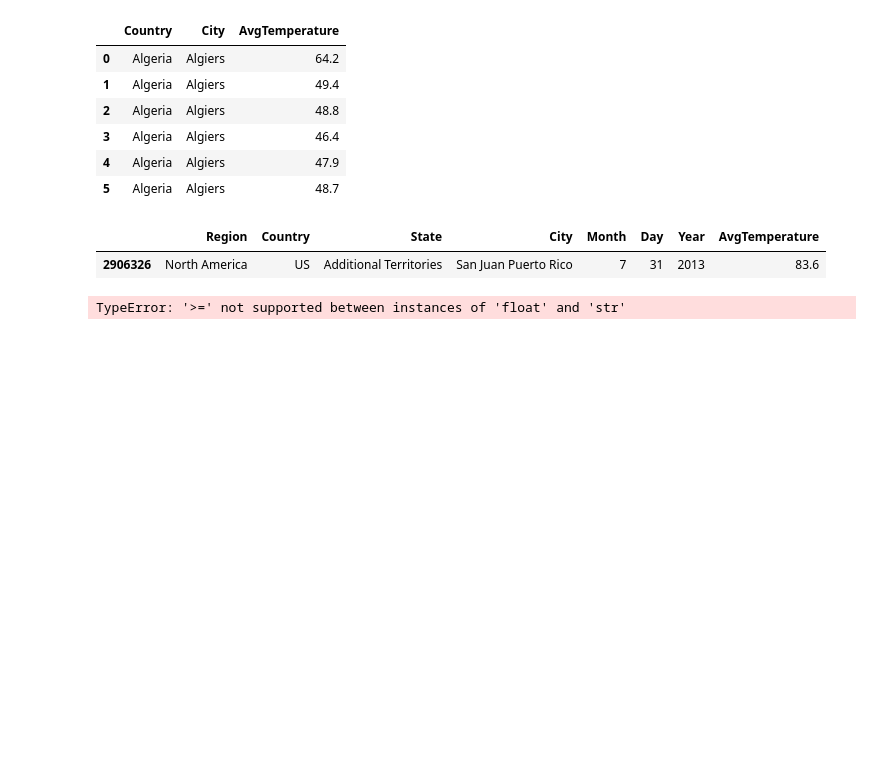
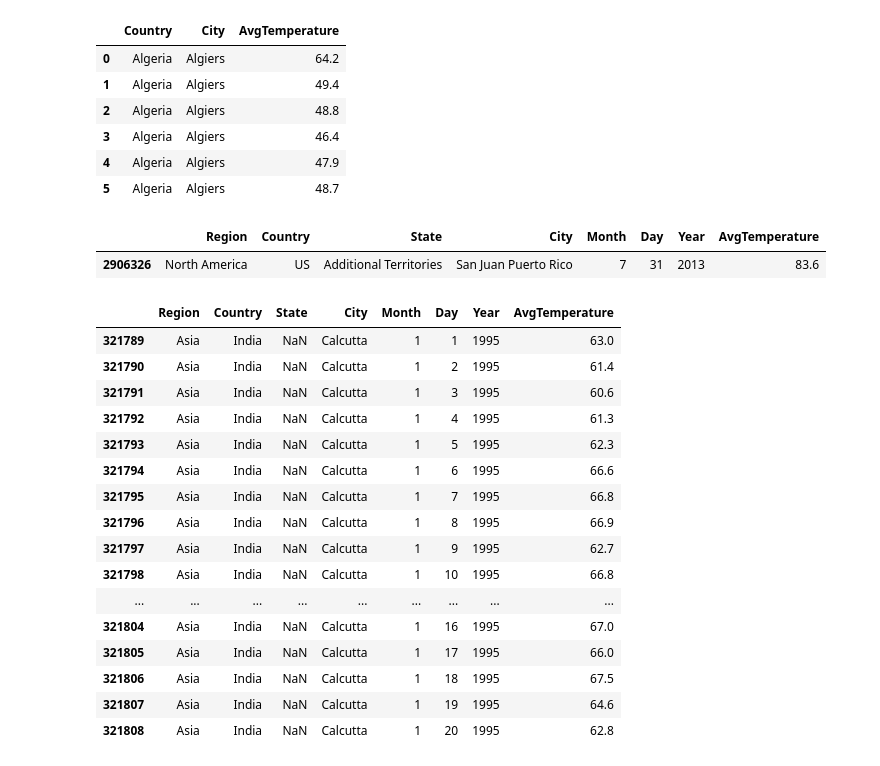
Before and after one commit to kuzicnenad/data-engineering-exam, a Jupyter notebook: final-project.ipynb, the cells around one changed output. Cells and saved outputs as stored; diff of their text form; code cells hidden in the pictures; blank space fills up the shorter version.

Commit message:
Adds Lambda function to select cities

```diff
--- a/final-project.ipynb
+++ b/final-project.ipynb
@@ -188,7 +188,23 @@ temp[-1:] # last record in data set; to get first record -> temp[:1]
 # %% [output]
 |  | Region | Country | State | City | Month | Day | Year | AvgTemperature |
 | 2906326 | North America | US | Additional Territories | San Juan Puerto Rico | 7 | 31 | 2013 | 83.6 |
-# %%
-temp.apply(np.max)
-# %% [output]
-TypeError: '>=' not supported between instances of 'float' and 'str'
+# %%
+temp[temp["City"].apply(lambda city: city[:3] == "Cal")].head(20) # Lambda function to select cities starting with "Cal"
+# %% [output]
+|  | Region | Country | State | City | Month | Day | Year | AvgTemperature |
+| 321789 | Asia | India | NaN | Calcutta | 1 | 1 | 1995 | 63.0 |
+| 321790 | Asia | India | NaN | Calcutta | 1 | 2 | 1995 | 61.4 |
+| 321791 | Asia | India | NaN | Calcutta | 1 | 3 | 1995 | 60.6 |
+| 321792 | Asia | India | NaN | Calcutta | 1 | 4 | 1995 | 61.3 |
+| 321793 | Asia | India | NaN | Calcutta | 1 | 5 | 1995 | 62.3 |
+| 321794 | Asia | India | NaN | Calcutta | 1 | 6 | 1995 | 66.6 |
+| 321795 | Asia | India | NaN | Calcutta | 1 | 7 | 1995 | 66.8 |
+| 321796 | Asia | India | NaN | Calcutta | 1 | 8 | 1995 | 66.9 |
+| 321797 | Asia | India | NaN | Calcutta | 1 | 9 | 1995 | 62.7 |
+| 321798 | Asia | India | NaN | Calcutta | 1 | 10 | 1995 | 66.8 |
+| ... | ... | ... | ... | ... | ... | ... | ... | ... |
+| 321804 | Asia | India | NaN | Calcutta | 1 | 16 | 1995 | 67.0 |
+| 321805 | Asia | India | NaN | Calcutta | 1 | 17 | 1995 | 66.0 |
+| 321806 | Asia | India | NaN | Calcutta | 1 | 18 | 1995 | 67.5 |
+| 321807 | Asia | India | NaN | Calcutta | 1 | 19 | 1995 | 64.6 |
+| 321808 | Asia | India | NaN | Calcutta | 1 | 20 | 1995 | 62.8 |
```
